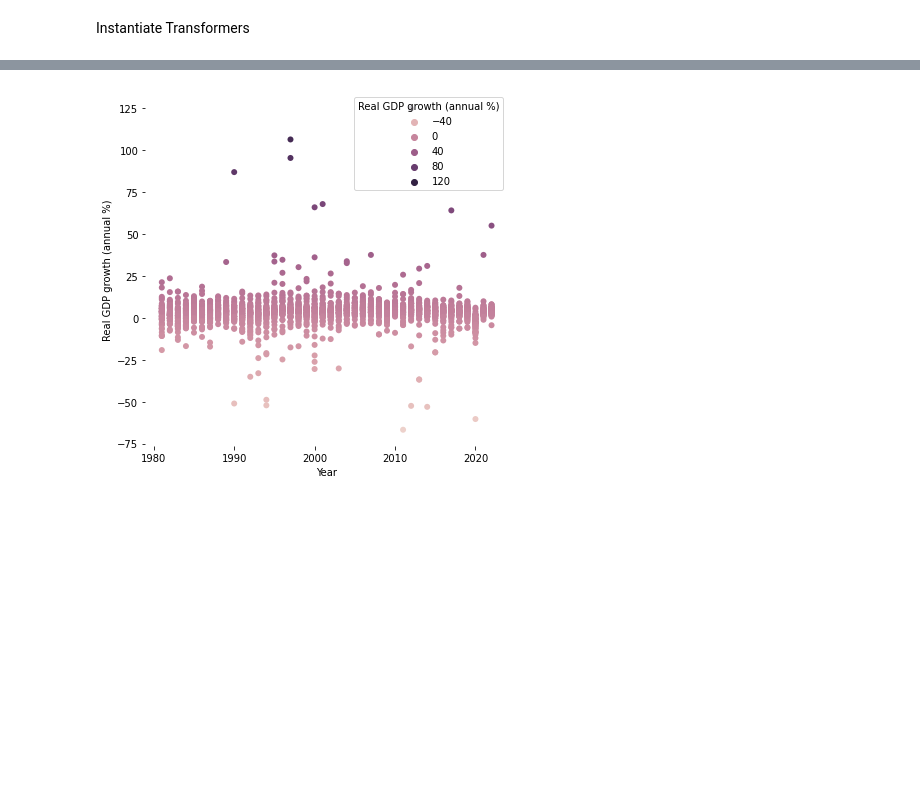
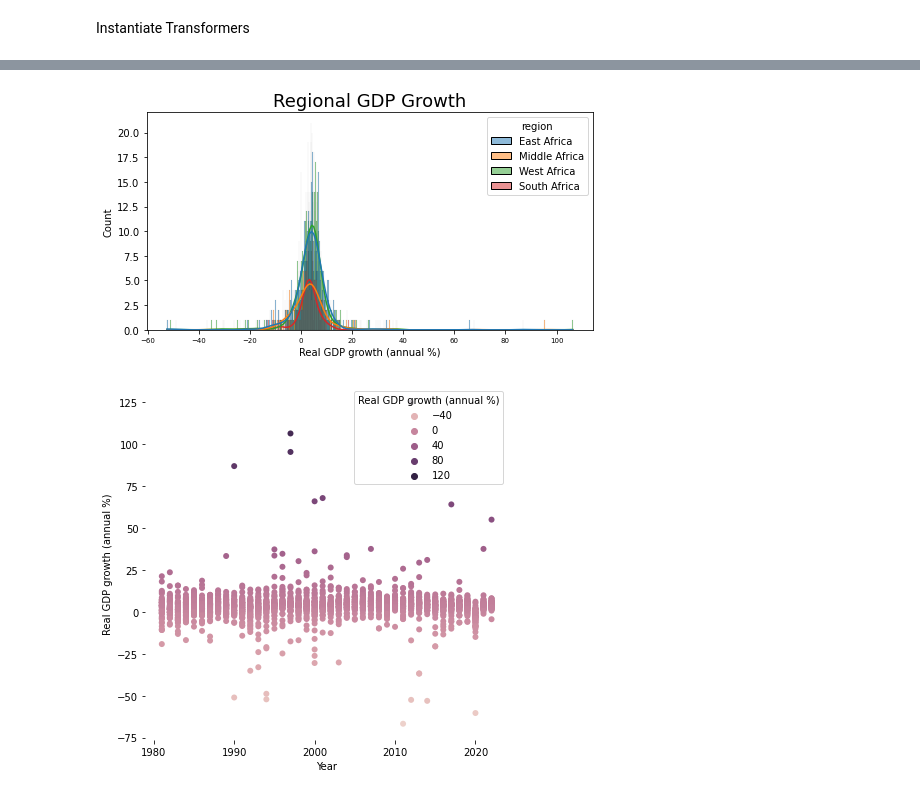
Before and after one commit to AlphaKaba24/African_Economy_Prediction, a Jupyter notebook: africa_GDP.ipynb, the cells around one changed output, grey strips where cells are left out. Drawn from its saved outputs; the diff is of its cells as text; code cells hidden in the pictures; blank space fills up the shorter version.

```diff
--- a/africa_GDP.ipynb
+++ b/africa_GDP.ipynb
@@ -214,3 +239,11 @@ ohe = OneHotEncoder(handle_unknown='ignore', sparse=False)
+# %%
+sns.histplot(data=africa_df, x= 'Real GDP growth (annual %)', hue='region', kde=True, bins=1000)
+figsize=(199,199)
+plt.title('Regional GDP Growth', fontsize = 18)
+plt.rcParams["figure.figsize"] = (15, 10)
+plt.rcParams["xtick.labelsize"] = 7
+# %% [output]
+[figure, added]
 # %%
 f, ax = plt.subplots(figsize=(6.5, 6.5))
 sns.despine(f, left=True, bottom=True)
```
Also changed, not shown: parts of 4 cells of this notebook.
